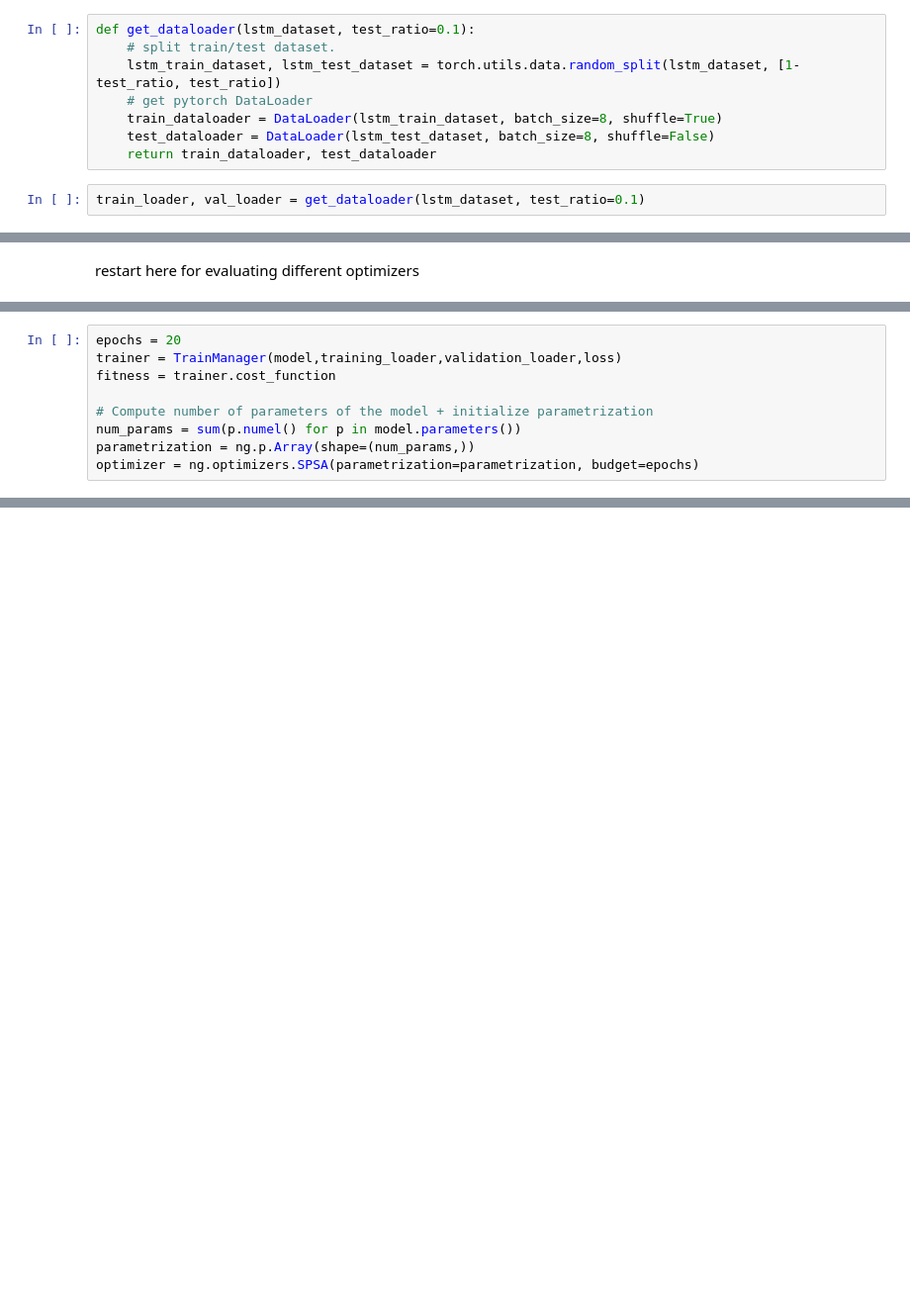
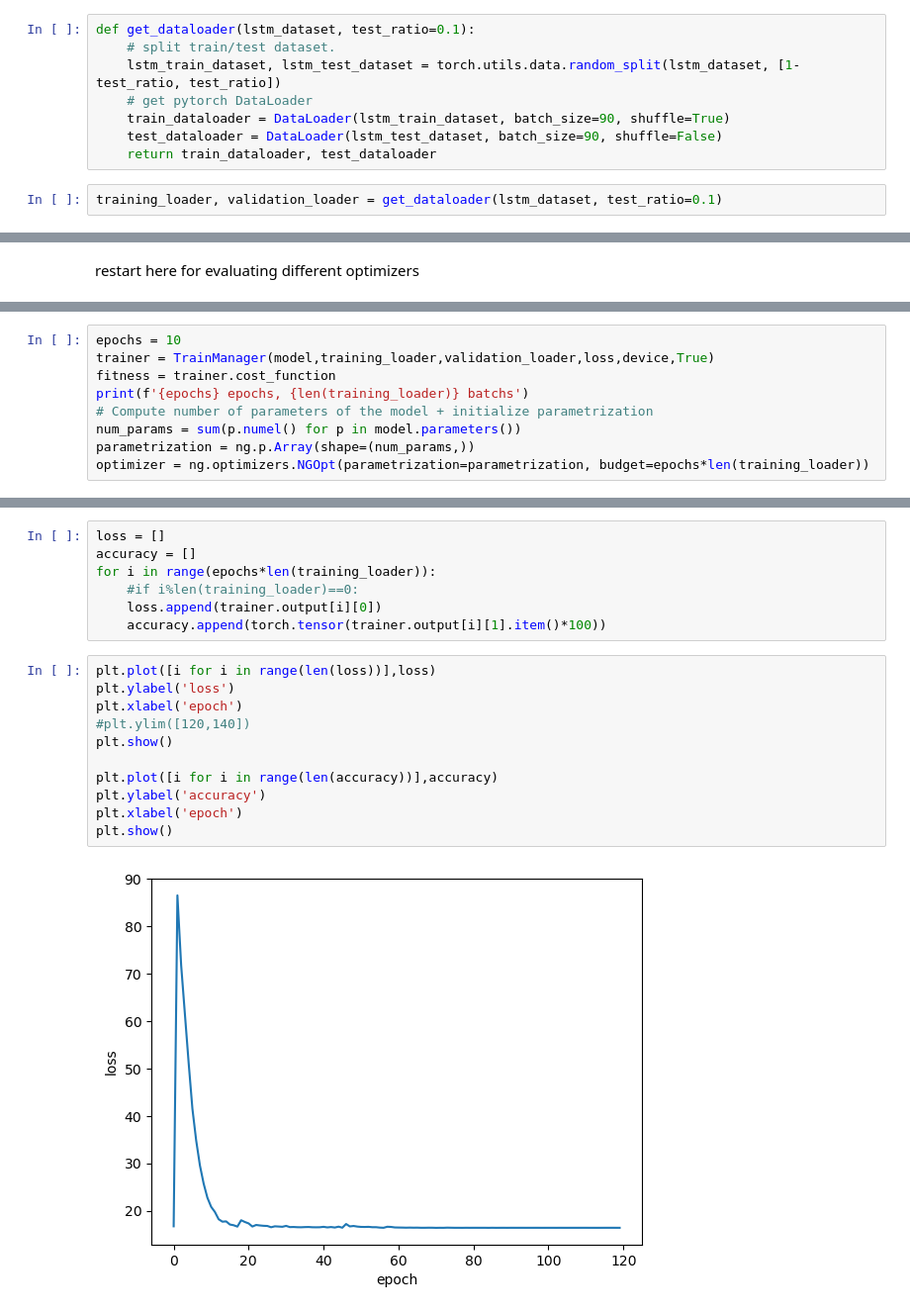
Before and after one commit to mina-tang/Opti_ML_Project, a Jupyter notebook: nevergrad/nevergrad_train.ipynb, the cells around one changed output, grey strips where cells are left out. Shown at 99% size. Saved outputs shown, nothing was run; the diff lists cells and outputs as text; blank space fills up the shorter version.

```diff
--- a/nevergrad/nevergrad_train.ipynb
+++ b/nevergrad/nevergrad_train.ipynb
@@ -367,8 +406,8 @@ def get_dataloader(lstm_dataset, test_ratio=0.1):
     # split train/test dataset.
     lstm_train_dataset, lstm_test_dataset = torch.utils.data.random_split(lstm_dataset, [1-test_ratio, test_ratio])
     # get pytorch DataLoader
-    train_dataloader = DataLoader(lstm_train_dataset, batch_size=8, shuffle=True)
-    test_dataloader = DataLoader(lstm_test_dataset, batch_size=8, shuffle=False)
+    train_dataloader = DataLoader(lstm_train_dataset, batch_size=90, shuffle=True)
+    test_dataloader = DataLoader(lstm_test_dataset, batch_size=90, shuffle=False)
     return train_dataloader, test_dataloader
 # %%
-train_loader, val_loader = get_dataloader(lstm_dataset, test_ratio=0.1)
+training_loader, validation_loader = get_dataloader(lstm_dataset, test_ratio=0.1)
@@ -390,9 +429,9 @@ model.load_state_dict(torch.load('models/LSTM.pt'))
 # %%
-epochs = 20
-trainer = TrainManager(model,training_loader,validation_loader,loss)
+epochs = 10
+trainer = TrainManager(model,training_loader,validation_loader,loss,device,True)
 fitness = trainer.cost_function
-
+print(f'{epochs} epochs, {len(training_loader)} batchs')
 # Compute number of parameters of the model + initialize parametrization
 num_params = sum(p.numel() for p in model.parameters())
 parametrization = ng.p.Array(shape=(num_params,))
-optimizer = ng.optimizers.SPSA(parametrization=parametrization, budget=epochs)
+optimizer = ng.optimizers.NGOpt(parametrization=parametrization, budget=epochs*len(training_loader))
@@ -400,0 +460,20 @@ learned_param = optimizer.minimize(fitness)
+# %%
+loss = []
+accuracy = []
+for i in range(epochs*len(training_loader)):
+    #if i%len(training_loader)==0:
+    loss.append(trainer.output[i][0])
+    accuracy.append(torch.tensor(trainer.output[i][1].item()*100))
+# %%
+plt.plot([i for i in range(len(loss))],loss)
+plt.ylabel('loss')
+plt.xlabel('epoch')
+#plt.ylim([120,140])
+plt.show()
+
+plt.plot([i for i in range(len(accuracy))],accuracy)
+plt.ylabel('accuracy')
+plt.xlabel('epoch')
+plt.show()
+# %% [output]
+[figure, added]
```
Also changed, not shown: parts of 11 cells of this notebook.
